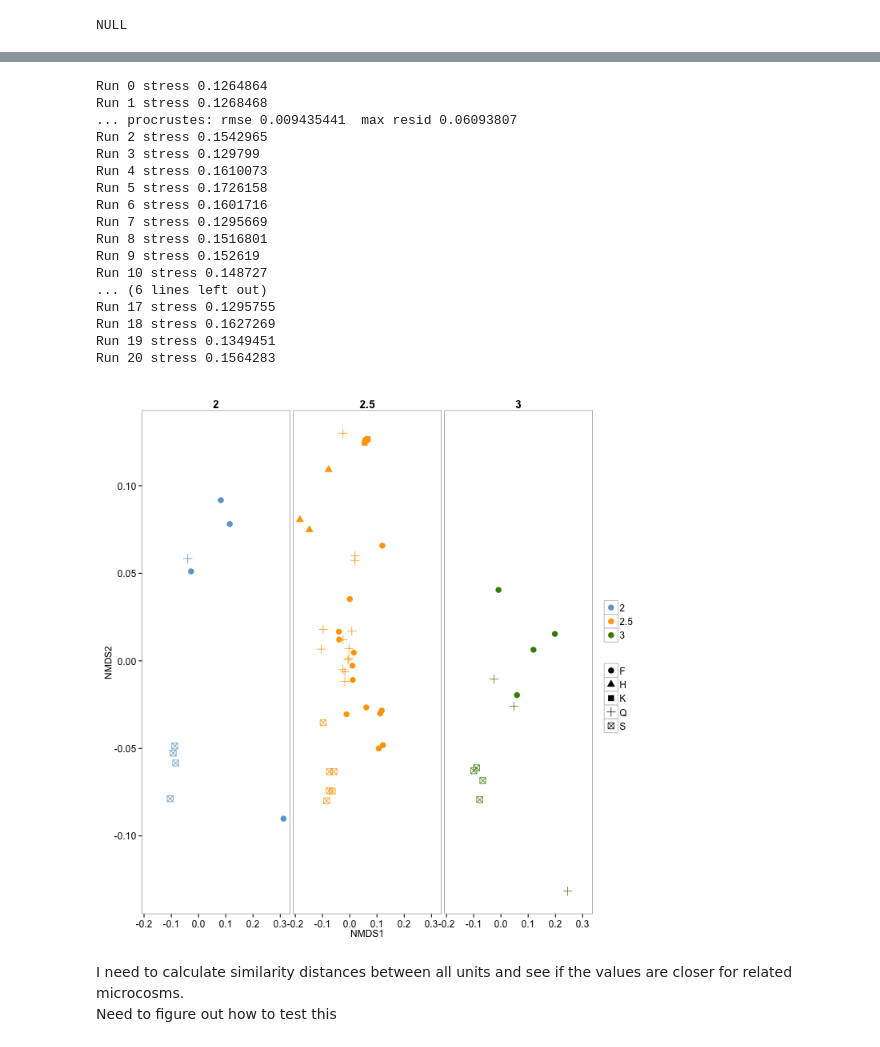
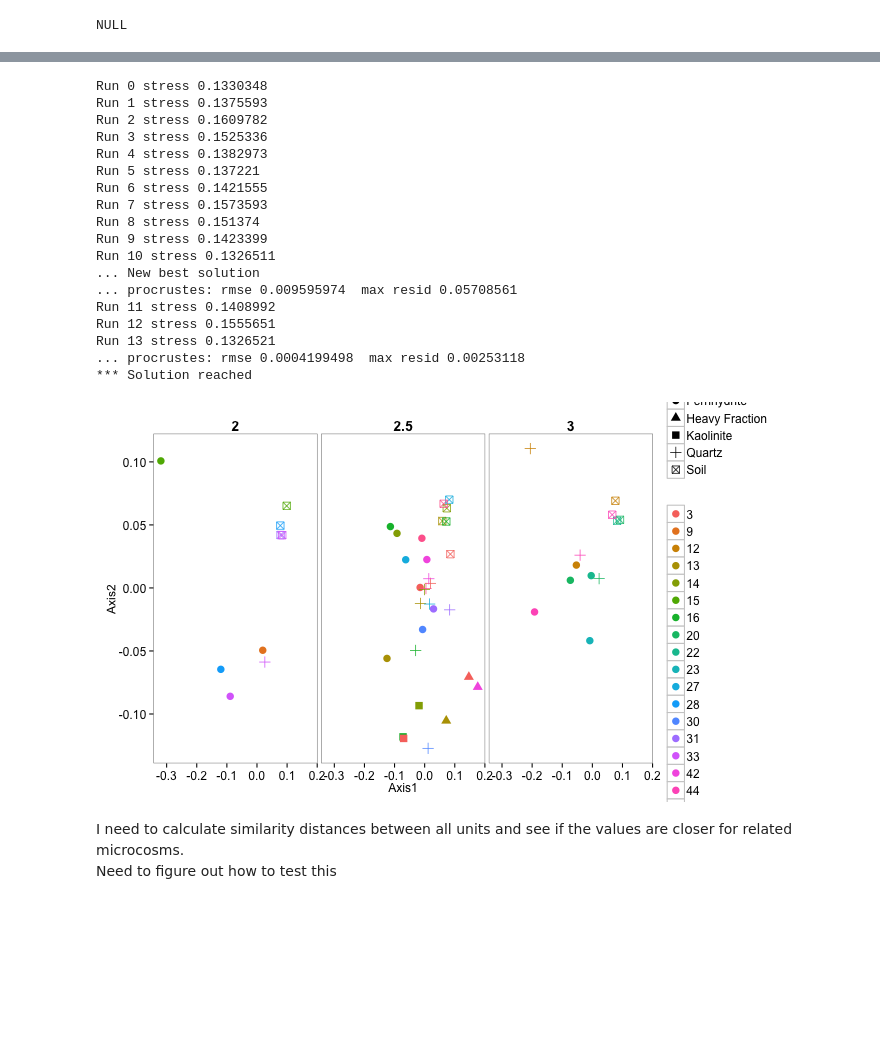
Before and after one commit to TheaWhitman/Mineral16S, a Jupyter notebook: manuscript_figures/Ordination_plots.ipynb, the cells around one changed output, grey strips where cells are left out. Cells and saved outputs as stored; diff of their text form; code cells hidden in the pictures; blank space fills up the shorter version.

```diff
--- a/manuscript_figures/Ordination_plots.ipynb
+++ b/manuscript_figures/Ordination_plots.ipynb
@@ -52,13 +65,6 @@ phy_tree()    Phylogenetic Tree: [ 4857 tips and 4855 internal nodes ]
 %%R
 ps.b = subset_taxa(physeq,Kingdom=="Bacteria")
 ps.b = subset_samples(ps.b,sample_sums(physeq)>2000)
-# %%
-%%R
-physeq.noK <- subset_samples(physeq,Trtmt!="K")
 # %%
 %%R
 physeq.noSmall<-subset_samples(physeq,sample_sums(physeq)>5000)
-# %%
-%%R
-physeq.noSmall.FQ <- subset_samples(physeq,sample_sums(physeq)>1000)
-physeq.noSmall.FQ <- subset_samples(physeq.noSmall.FQ,Trtmt==c("Q","F"))
@@ -76,69 +79,64 @@ ps_snorm = transform_sample_counts(ps, function(x) x / sum(x))
 %%R
 # Computing the Bray distance matrix and NMDS in parallel
 
-ord.NMDS.full = ordinate(ps_snorm, method = "NMDS", distance = "unifrac", weighted=TRUE)
-NMDS.full = plot_ordination(ps_snorm, ord.NMDS.full, axes = c(1,2), justDF = TRUE)
-NMDS.full$Samples = rownames(NMDS.full)
+ord.full = ordinate(ps_snorm, method = "NMDS", distance = "unifrac", weighted=TRUE)
+ord.full.plot = plot_ordination(ps_snorm, ord.full, axes = c(1,2), justDF = TRUE)
+ord.full.plot$Samples = rownames(ord.full.plot)
 # %% [output]
-Run 0 stress 0.1264864
-Run 1 stress 0.1268468
-... procrustes: rmse 0.009435441  max resid 0.06093807
-Run 2 stress 0.1542965
-Run 3 stress 0.129799
-Run 4 stress 0.1610073
-Run 5 stress 0.1726158
-Run 6 stress 0.1601716
-Run 7 stress 0.1295669
-Run 8 stress 0.1516801
-Run 9 stress 0.152619
-Run 10 stress 0.148727
-... (6 lines left out)
-Run 17 stress 0.1295755
-Run 18 stress 0.1627269
-Run 19 stress 0.1349451
-Run 20 stress 0.1564283
+Run 0 stress 0.1330348
+Run 1 stress 0.1375593
+Run 2 stress 0.1609782
+Run 3 stress 0.1525336
+Run 4 stress 0.1382973
+Run 5 stress 0.137221
+Run 6 stress 0.1421555
+Run 7 stress 0.1573593
+Run 8 stress 0.151374
+Run 9 stress 0.1423399
+Run 10 stress 0.1326511
+... New best solution
+... procrustes: rmse 0.009595974  max resid 0.05708561
+Run 11 stress 0.1408992
+Run 12 stress 0.1555651
+Run 13 stress 0.1326521
+... procrustes: rmse 0.0004199498  max resid 0.00253118
+*** Solution reached
 # %%
-%%R -h 700 -w 700
-D <- NMDS.full
+%%R -h 400 -w 700
+D <- ord.full.plot
 # Sets the relevant ordination
 
-#D$Trtmt <- as.factor(D$Trtmt)
-#levels(D$Trtmt) <- c("Ferrihydrite", "Heavy Fraction", "Kaolinite", "Quartz", "Soil")
-
-colnames(D)[1:2]<-c("NMDS1","NMDS2")
+colnames(D)[1:2]<-c("Axis1","Axis2")
 # Renames the axis columns
 
-#D$AmdmtName = ifelse(D$Amdmt==1,"PyOM",ifelse(D$Amdmt==2,"Stover","Soil only"))
-#D$AmdmtName = factor(D$AmdmtName, levels=c("Soil only", "PyOM", "Stover"))
-#D$DayName = ifelse(D$Day==1,"Day 12",ifelse(D$Day==2,"Day 82","Day 1"))
+D$Month<-as.factor(D$Month)
+D$Cosm<-as.factor(D$Cosm)
 
 # Creates an plot object, using the df.sites data, with the x and y axes specified as the PCoA axes,
-p = ggplot(D, aes(x = NMDS1, y = NMDS2, color = Month, shape = Trtmt))
+p = ggplot(D, aes(x = Axis1, y = Axis2, color = Cosm, shape = Trtmt))
 
 # Determines the size of the symbols
-p = p  + geom_point(size=3.5) + scale_colour_manual(values=c("skyblue3","orange","chartreuse4","gold1","red3","black"))
+p = p  + geom_point(size=3.5)
+#+ scale_colour_manual(values=c("skyblue3","orange","chartreuse4","gold1","red3","black"))
 
 p = p + guides(colour = guide_legend(""), shape = guide_legend(""))
 
 # Determines the color theme of the plot overall
 p = p + theme_bw() +
   theme(
     plot.background = element_blank()
    ,panel.grid.major = element_blank()
    ,panel.grid.minor = element_blank()
   ) +
   theme(strip.text.x = element_text(size=14, face="bold"),axis.text = element_text(size=12),legend.text = element_text(size=12),
           strip.background = element_rect(colour="white", fill="white"))
 
-# Displays the plot object
-#p = p + facet_wrap(~Month, scales="free", ncol=1)
-# The axis scales could be all optimized individually
 p = p + facet_grid(~Month)
 # Adds a "facet_wrap" to it, which means it will plot it separately by whatever we specify - here, Days
 
 p
 # %% [output]
-[figure, old version]
+[figure, new version]
 # %% [markdown]
 I need to calculate similarity distances between all units and see if the values are closer for related microcosms.
 Need to figure out how to test this
```
Also changed, not shown: parts of 6 cells of this notebook, 1 other file.
